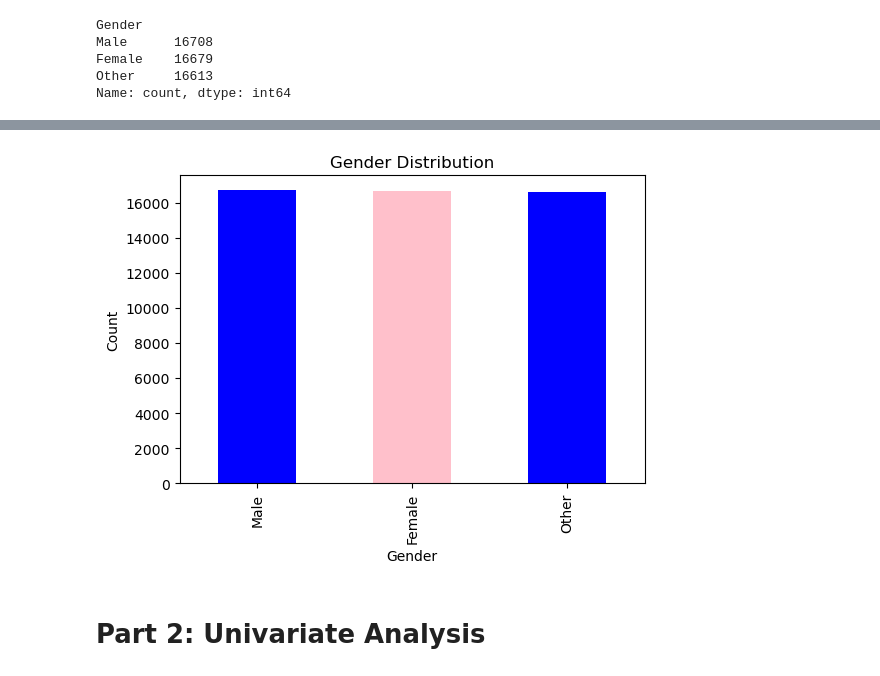
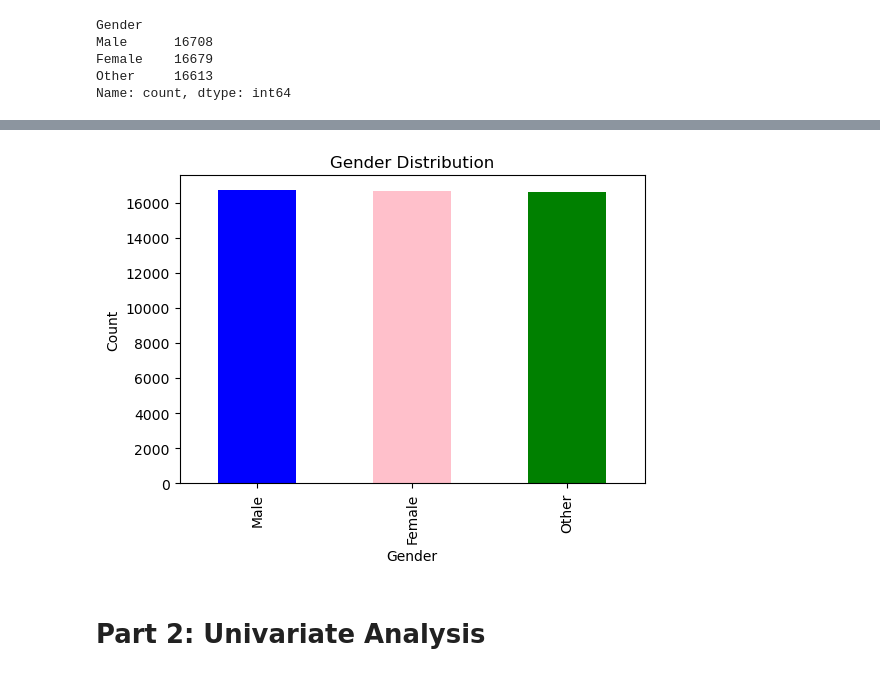
Before and after one commit to geff-ghost/screenTimeSleep, a Jupyter notebook: Smartphone_Usage_Statistics.ipynb, the cells around one changed output, grey strips where cells are left out. Saved outputs shown, nothing was run; the diff lists cells and outputs as text; code cells hidden in the pictures.

```diff
--- a/Smartphone_Usage_Statistics.ipynb
+++ b/Smartphone_Usage_Statistics.ipynb
@@ -9,6 +9,8 @@ import matplotlib.pyplot as plt
 import seaborn as sns
 
 %matplotlib inline
+# %%
+sns.set_style('darkgrid')
 # %% [markdown]
 Now we can load the data set and inspect it
 # %%
@@ -97,12 +64,12 @@ pandas.core.series.Series
 # %%
-# plot
-plt.figure(figsize=(6, 4))
-gender_counts.plot(kind='bar', color=['blue', 'pink'])
-plt.title("Gender Distribution")
+# plot pie chart
+plt.figure(figsize=(6,4))
+gender_counts.plot(kind='bar', color=['blue', 'pink', 'green'])
+plt.title("Gender Distribution");
 plt.xlabel("Gender")
 plt.ylabel("Count");
 # %% [output]
-[figure, old version]
+[figure, new version]
 # %% [markdown]
 # Part 2: Univariate Analysis
 # %% [markdown]
```
Also changed, not shown: parts of 88 cells of this notebook.
